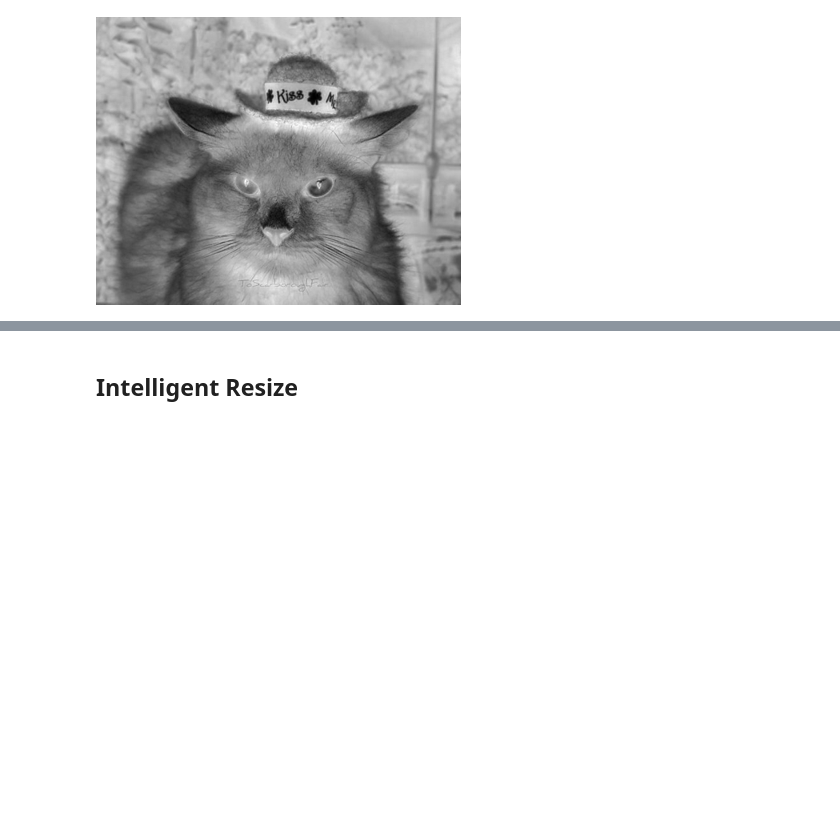
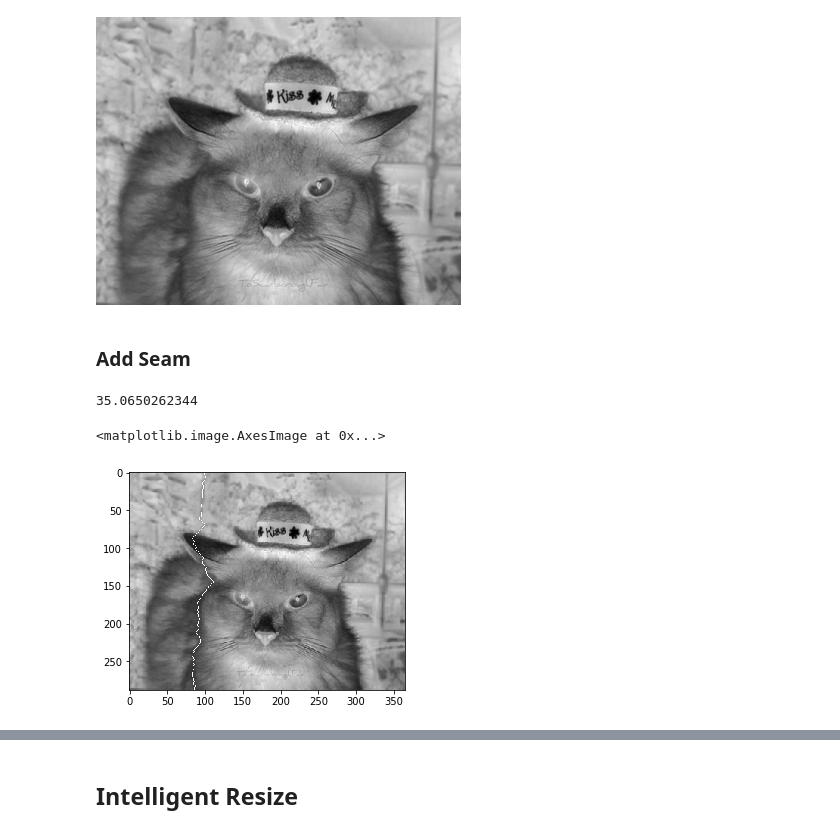
Before and after one commit to dharness/seam_carving, a Jupyter notebook: demo/Seam Carving Visual Demos.ipynb, the cells around one changed output, grey strips where cells are left out. Drawn from its saved outputs; the diff is of its cells as text; code cells hidden in the pictures; blank space fills up the shorter version.

Commit message:
improved add_seam to change energy matrix

```diff
--- a/demo/Seam Carving Visual Demos.ipynb
+++ b/demo/Seam Carving Visual Demos.ipynb
@@ -61,3 +72,25 @@ misc.imsave('./demo/cat_eng_total.png', eng)
 Image(filename='./demo/cat_eng_total.png')
 # %% [output]
 [figure]
+# %% [markdown]
+### Add Seam
+# %%
+%autoreload
+rgb_weights = [-3, 1, -3]
+mask_weight = 10
+cat_img = misc.imread('./demo/cat.png')
+dims = (cat_img.shape[0], cat_img.shape[1])
+
+img4 = np.dstack((
+    cat_img,
+    np.zeros(dims)
+))
+eng = compute_eng(img4, rgb_weights, mask_weight)
+seam, adjusted_img4, cost, adjusted_eng = increase_width(img4, eng)
+
+%matplotlib inline
+plt.imshow(adjusted_eng, cmap='gray')
+# %% [output]
+35.0650262344
+<matplotlib.image.AxesImage at 0x...>
+[figure, added]
```
Also changed, not shown: parts of 6 cells of this notebook, 11 other files.
